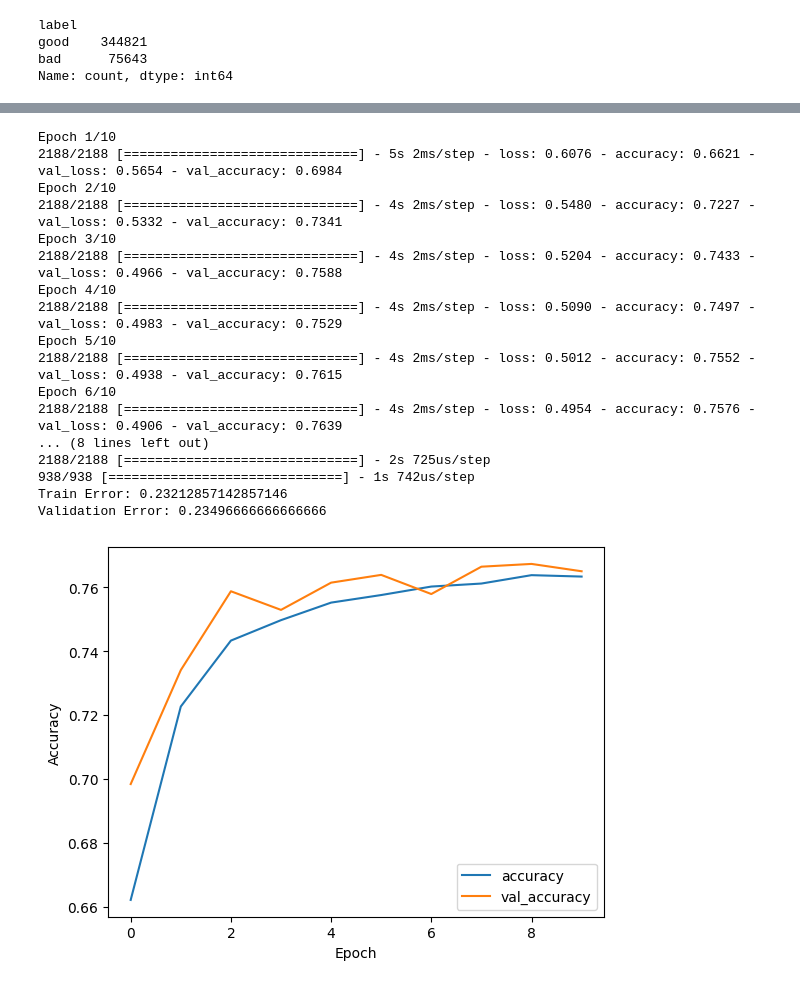
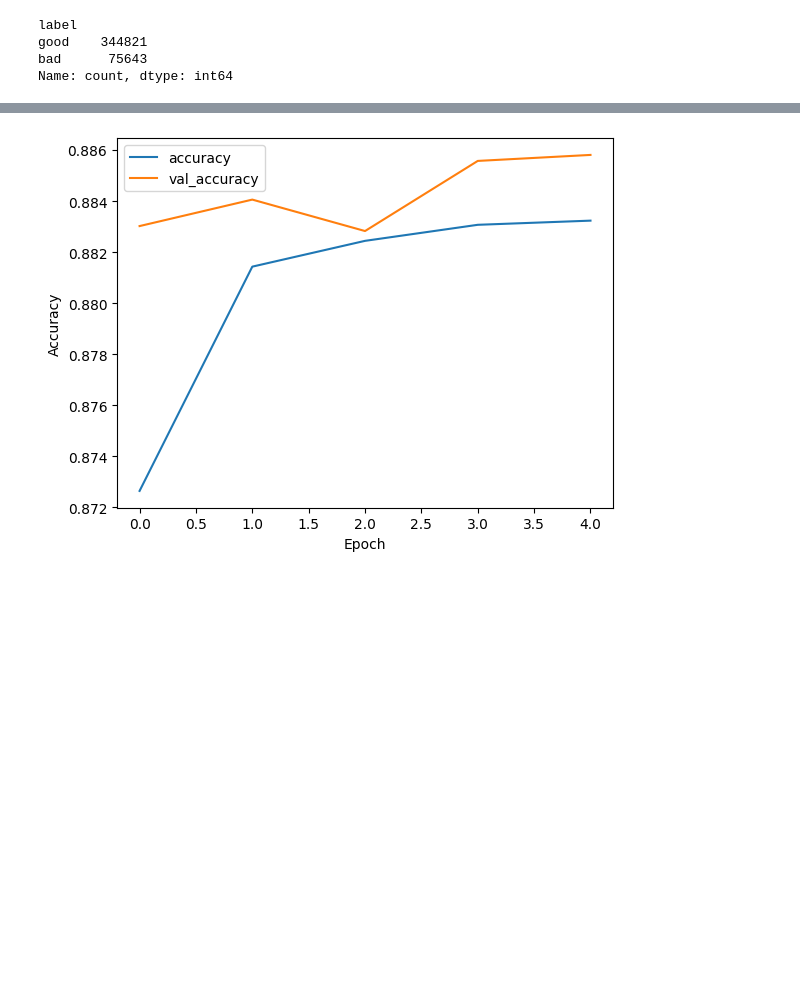
Before and after one commit to roy-asraf1/Identifying-malicious-addresses-by-deep-learning, a Jupyter notebook: cyberwork.ipynb, the cells around one changed output, grey strips where cells are left out. Drawn from its saved outputs; the diff is of its cells as text; code cells hidden in the pictures; blank space fills up the shorter version.

```diff
--- a/cyberwork.ipynb
+++ b/cyberwork.ipynb
@@ -63,11 +64,7 @@ in the first step we need to do Data Preprocessing //need to do more
 '''
 df.drop_duplicates(subset=['url'], keep='first', inplace=True)
 # %%
-df_0 = df[df['label'] == 'bad'].copy()
-df_1 = df[df['label'] == 'good'].copy()
-df_0= df_0[:50000]
-df_1= df_1[:50000]
-df = pd.concat([df_0,df_1], ignore_index=True)
+
 df['label'] = df['label'].replace({'good': 1, 'bad': 0}) #for more complex work
 df
 # %% [output]
@@ -221,0 +356,22 @@ df
+# %%
+from urllib.parse import urlparse
+
+# Function to check if the domain name is an IP address
+def uses_ip_address(url):
+    domain = urlparse(url).hostname
+    if domain:
+        ip_pattern = re.compile(r'\b(?:\d{1,3}\.){3}\d{1,3}\b')
+        return bool(ip_pattern.match(domain))
+    return False
+
+# Function to check if the port number is the default HTTP port (80)
+def uses_default_port(url):
+    parsed_url = urlparse(url)
+    port = parsed_url.port
+    if not port:  # If port is not specified in the URL
+        return True  # Default to port 80
+    return port == 80  # Compare port to default HTTP port
+
+# Add columns for IP address usage and default port usage
+df['uses_ip_address'] = df['url'].apply(uses_ip_address)
+df['uses_default_port'] = df['url'].apply(uses_default_port)
@@ -293,10 +509,10 @@ from sklearn.impute import SimpleImputer
 import matplotlib.pyplot as plt
 from tensorflow.keras.models import Sequential
 from tensorflow.keras.layers import Dense, Dropout, Conv1D, Flatten, MaxPooling1D
-X = df[['uses_ip', 'count_letters', 'length', 'count_digits',
+X = df[[ 'uses_ip','count_letters', 'length', 'count_digits','number_rate','alphabet_entropy','uses_ip_address','uses_default_port','longest_word_length',
         'letter_digit_letter_count', 'digit_letter_digit_count',
-        'longest_word_length', 'domain_reputation',
-        'has_suspicious_keywords', 'has_subdomains','https']]
+         'has_suspicious_keywords',
+         'has_subdomains','numberDots','numberHyphen','numberBackSlash']]
 y = df['label']
 
 X_train, X_valid, y_train, y_valid = train_test_split(X, y, test_size=0.3, random_state=42)
@@ -316,7 +532,7 @@ model.add(Dense(128, activation='relu'))
 model.add(Dropout(0.5))
 model.add(Dense(1, activation='sigmoid'))
 model.compile(loss='binary_crossentropy', optimizer='adam', metrics=['accuracy'])
-history = model.fit(X_train_cnn, y_train, epochs=10, batch_size=32, validation_data=(X_valid_cnn, y_valid))
+history = model.fit(X_train_cnn, y_train, epochs=5, batch_size=16, validation_data=(X_valid_cnn, y_valid))
 
 y_train_pred_probs = model.predict(X_train_cnn)
 y_valid_pred_probs = model.predict(X_valid_cnn)
@@ -345,18 +568 @@ To enable the following instructions: AVX2 AVX512F AVX512_VNNI FMA, in other ope
-Epoch 1/10
-2188/2188 [==============================] - 5s 2ms/step - loss: 0.6076 - accuracy: 0.6621 - val_loss: 0.5654 - val_accuracy: 0.6984
-Epoch 2/10
-2188/2188 [==============================] - 4s 2ms/step - loss: 0.5480 - accuracy: 0.7227 - val_loss: 0.5332 - val_accuracy: 0.7341
-Epoch 3/10
-2188/2188 [==============================] - 4s 2ms/step - loss: 0.5204 - accuracy: 0.7433 - val_loss: 0.4966 - val_accuracy: 0.7588
-Epoch 4/10
-2188/2188 [==============================] - 4s 2ms/step - loss: 0.5090 - accuracy: 0.7497 - val_loss: 0.4983 - val_accuracy: 0.7529
-Epoch 5/10
-2188/2188 [==============================] - 4s 2ms/step - loss: 0.5012 - accuracy: 0.7552 - val_loss: 0.4938 - val_accuracy: 0.7615
-Epoch 6/10
-2188/2188 [==============================] - 4s 2ms/step - loss: 0.4954 - accuracy: 0.7576 - val_loss: 0.4906 - val_accuracy: 0.7639
-... (8 lines left out)
-2188/2188 [==============================] - 2s 725us/step
-938/938 [==============================] - 1s 742us/step
-Train Error: 0.23212857142857146
-Validation Error: 0.23496666666666666
-[figure, old version]
+[figure, new version]
```
Also changed, not shown: parts of 9 cells of this notebook.
